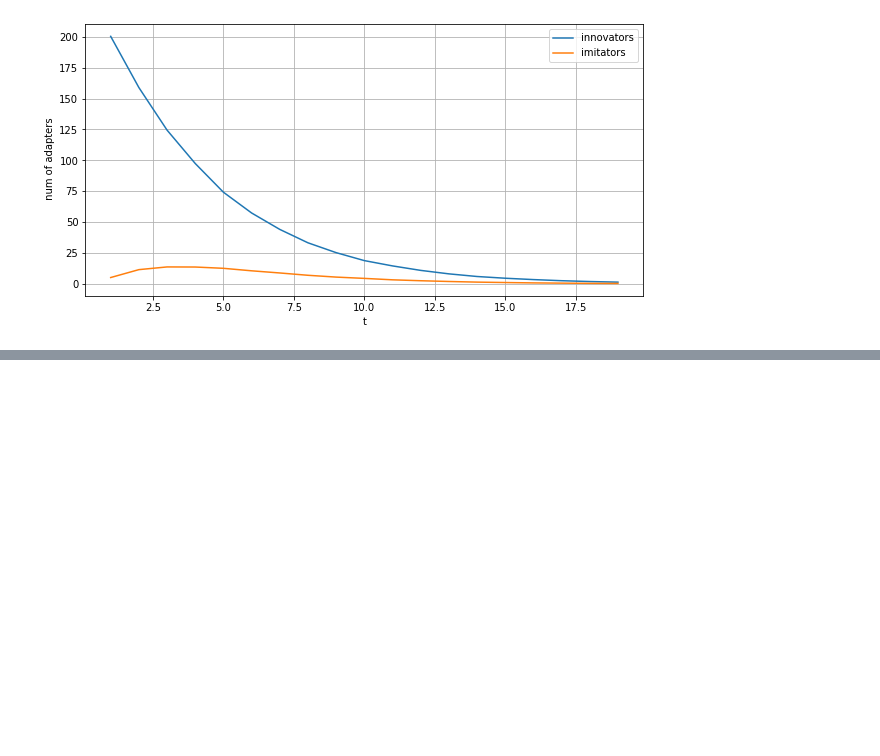
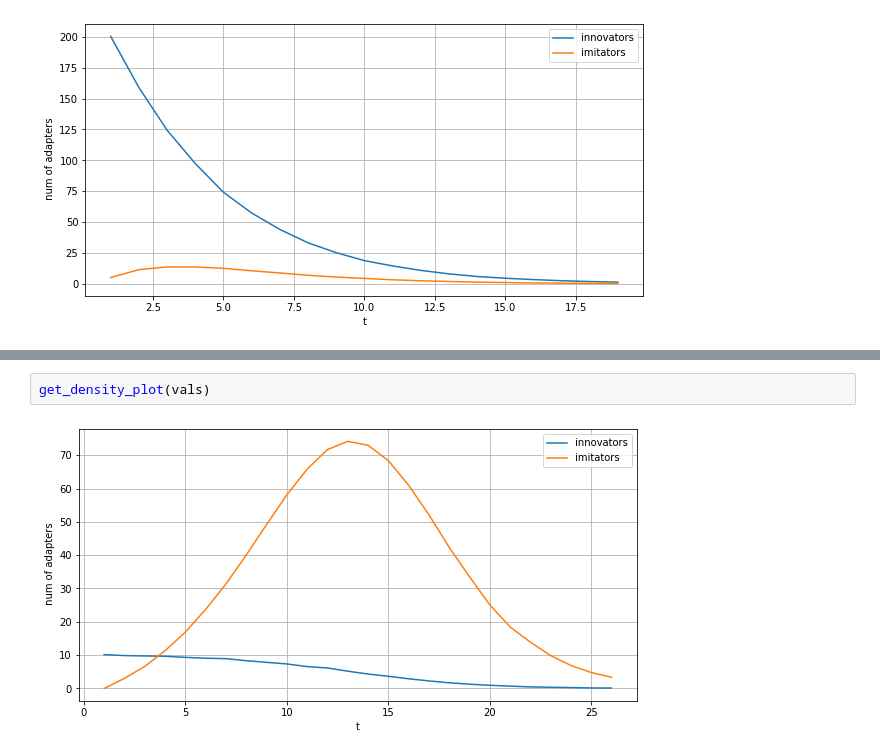
Before and after one commit to rogulforce/agent_based_modelling, a Jupyter notebook: assignment_6/presentation.ipynb, the cells around one changed output, grey strips where cells are left out. Saved outputs shown, nothing was run; the diff lists cells and outputs as text; blank space fills up the shorter version.

```diff
--- a/assignment_6/presentation.ipynb
+++ b/assignment_6/presentation.ipynb
@@ -149,0 +156,4 @@ get_density_plot(vals)
+# %%
+get_density_plot(vals)
+# %% [output]
+[figure, added]
```
Also changed, not shown: parts of 7 cells of this notebook, 1 other file.
